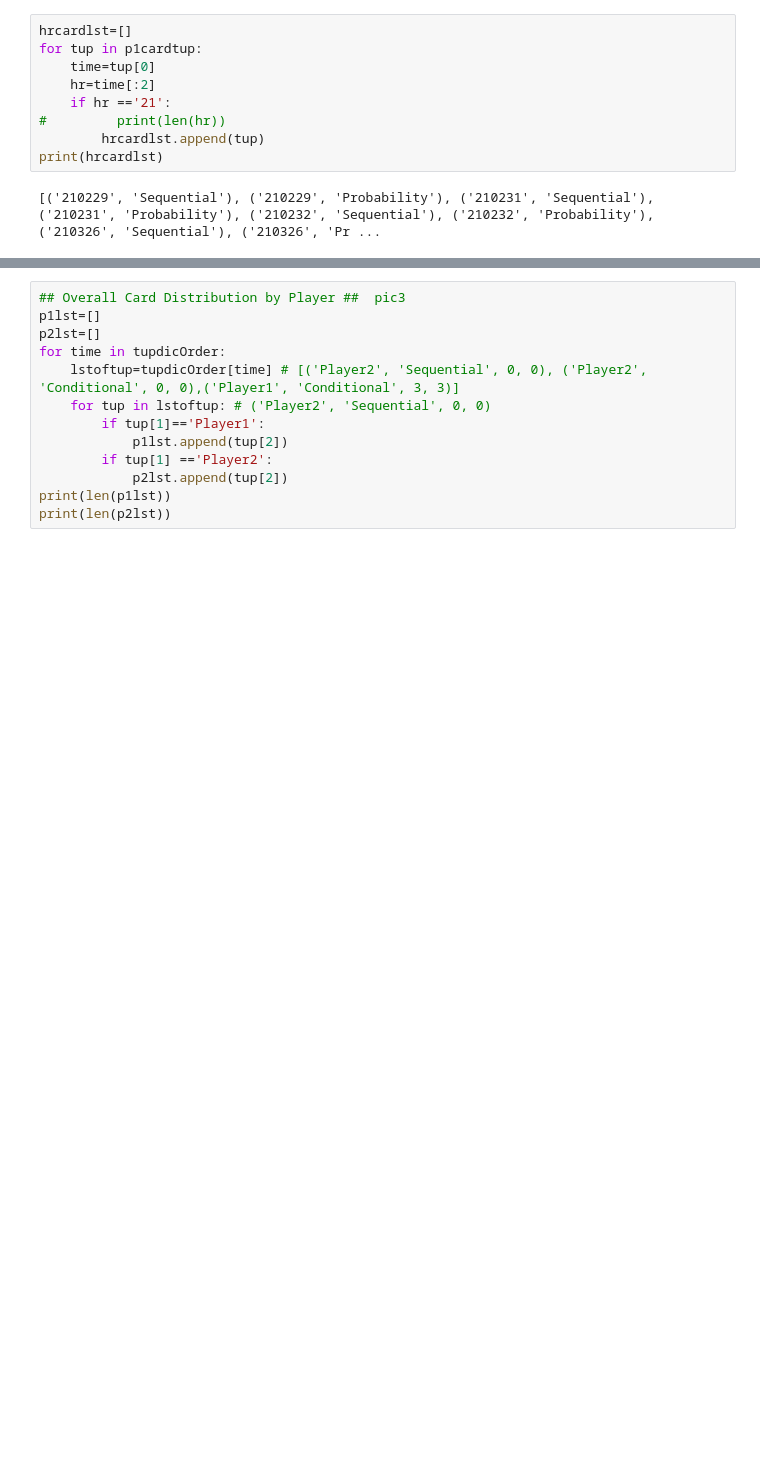
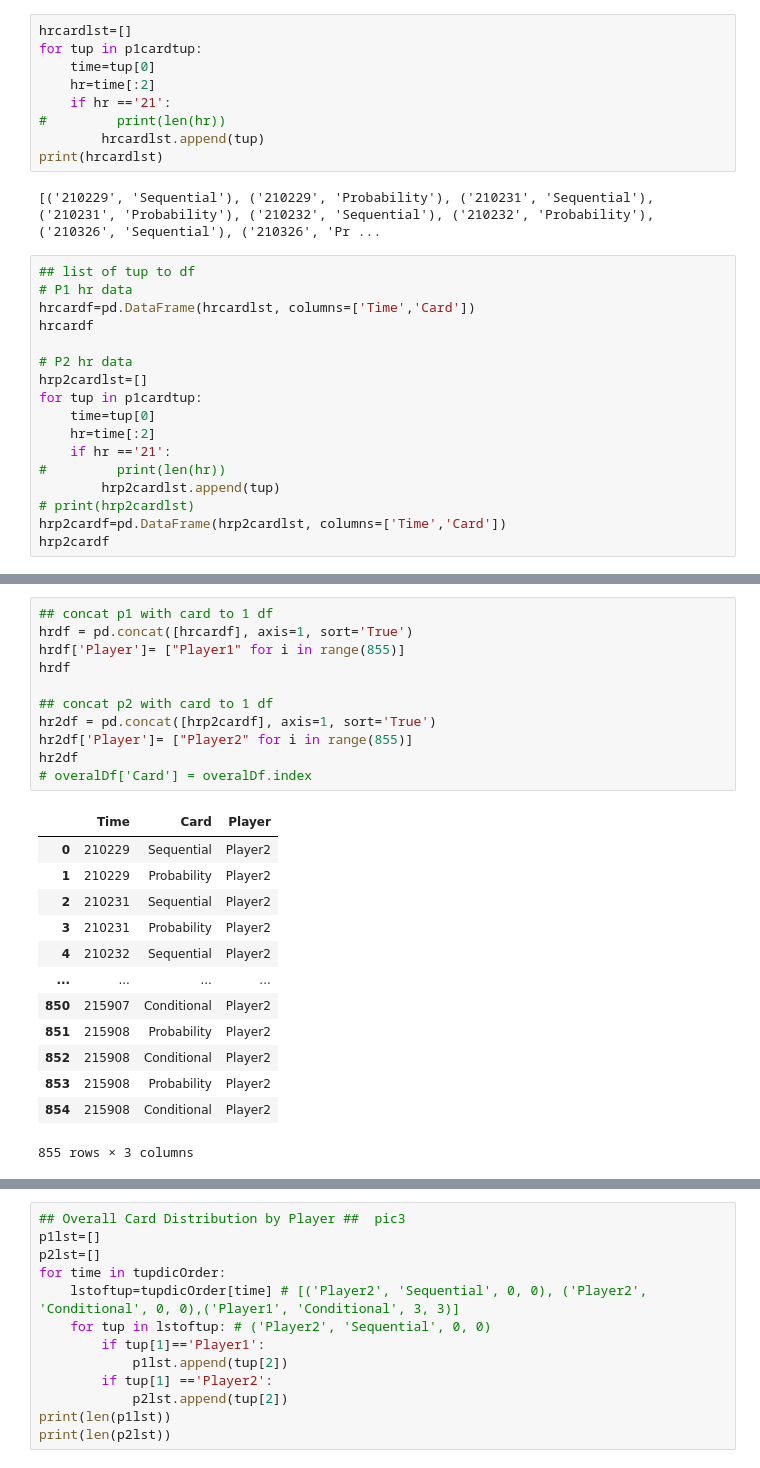
Before and after one commit to Visheshk/ra-data-analysis, a Jupyter notebook: 0112.ipynb, the cells around one changed output, grey strips where cells are left out. Saved outputs shown, nothing was run; the diff lists cells and outputs as text; blank space fills up the shorter version.

```diff
--- a/0112.ipynb
+++ b/0112.ipynb
@@ -146,3 +170,20 @@ for tup in p1cardtup:
 print(hrcardlst)
 # %% [output]
 [('210229', 'Sequential'), ('210229', 'Probability'), ('210231', 'Sequential'), ('210231', 'Probability'), ('210232', 'Sequential'), ('210232', 'Probability'), ('210326', 'Sequential'), ('210326', 'Pr ...
+# %%
+## list of tup to df
+# P1 hr data
+hrcardf=pd.DataFrame(hrcardlst, columns=['Time','Card'])
+hrcardf
+
+# P2 hr data
+hrp2cardlst=[]
+for tup in p1cardtup:
+    time=tup[0]
+    hr=time[:2]
+    if hr =='21':
+#         print(len(hr))
+        hrp2cardlst.append(tup)
+# print(hrp2cardlst)
+hrp2cardf=pd.DataFrame(hrp2cardlst, columns=['Time','Card'])
+hrp2cardf
@@ -148,0 +204,25 @@ print(hrcardlst)
+# %%
+## concat p1 with card to 1 df
+hrdf = pd.concat([hrcardf], axis=1, sort='True')
+hrdf['Player']= ["Player1" for i in range(855)]
+hrdf
+
+## concat p2 with card to 1 df
+hr2df = pd.concat([hrp2cardf], axis=1, sort='True')
+hr2df['Player']= ["Player2" for i in range(855)]
+hr2df
+# overalDf['Card'] = overalDf.index
+# %% [output]
+|  | Time | Card | Player |
+| 0 | 210229 | Sequential | Player2 |
+| 1 | 210229 | Probability | Player2 |
+| 2 | 210231 | Sequential | Player2 |
+| 3 | 210231 | Probability | Player2 |
+| 4 | 210232 | Sequential | Player2 |
+| ... | ... | ... | ... |
+| 850 | 215907 | Conditional | Player2 |
+| 851 | 215908 | Probability | Player2 |
+| 852 | 215908 | Conditional | Player2 |
+| 853 | 215908 | Probability | Player2 |
+| 854 | 215908 | Conditional | Player2 |
+855 rows × 3 columns
```
Also changed, not shown: parts of 13 cells of this notebook.
